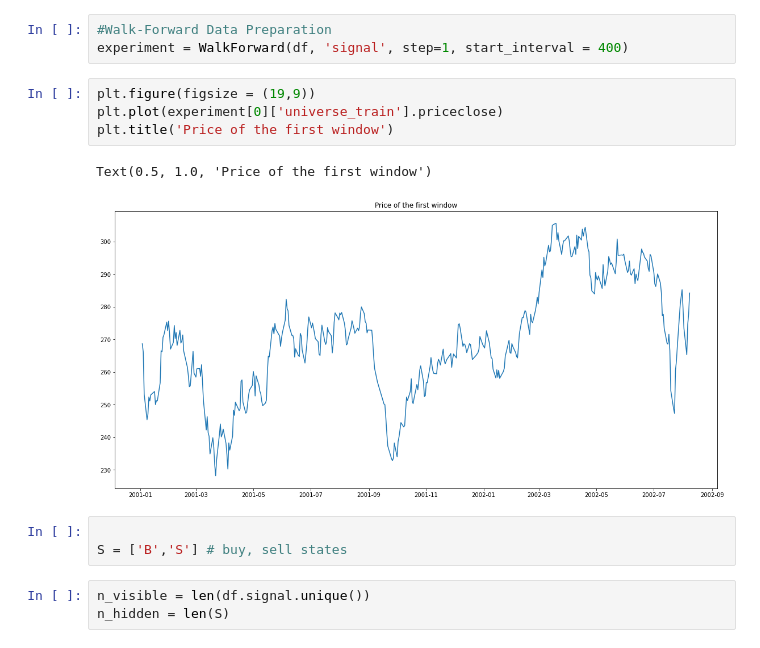
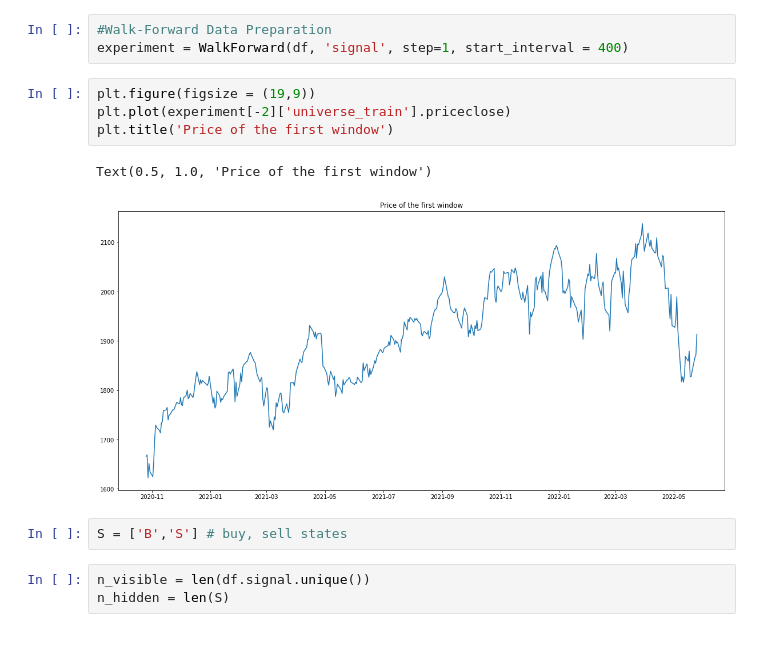
Before and after one commit to gbesposito/hmm_unibo, a Jupyter notebook: scripts/hmm.ipynb, the cells around one changed output. Saved outputs shown, nothing was run; the diff lists cells and outputs as text.

```diff
--- a/scripts/hmm.ipynb
+++ b/scripts/hmm.ipynb
@@ -38,13 +38,12 @@ df
 experiment = WalkForward(df, 'signal', step=1, start_interval = 400)
 # %%
 plt.figure(figsize = (19,9))
-plt.plot(experiment[0]['universe_train'].priceclose)
+plt.plot(experiment[-2]['universe_train'].priceclose)
 plt.title('Price of the first window')
 # %% [output]
 Text(0.5, 1.0, 'Price of the first window')
-[figure, old version]
+[figure, new version]
 # %%
-
 S = ['B','S'] # buy, sell states
 # %%
 n_visible = len(df.signal.unique())
```
Also changed, not shown: parts of 7 cells of this notebook.
